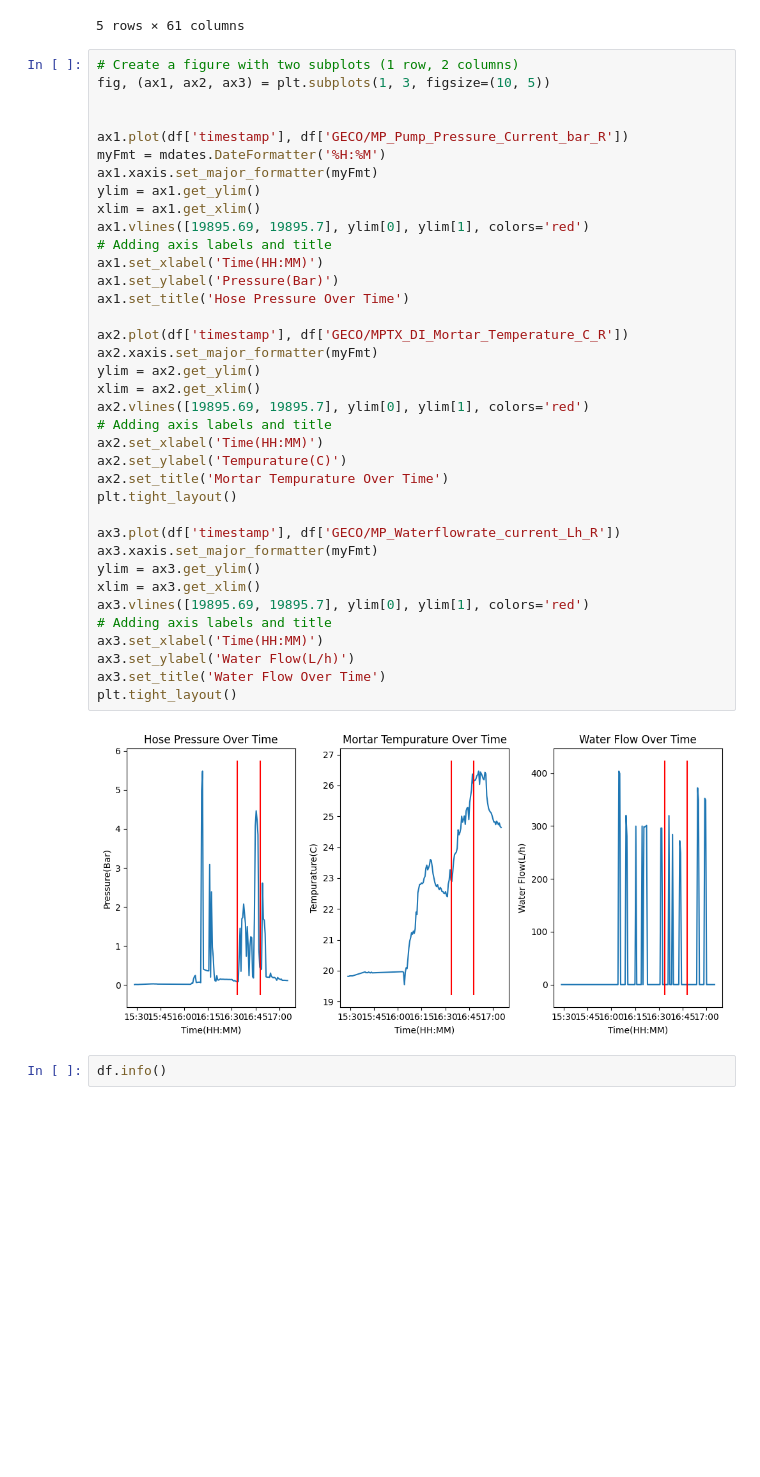
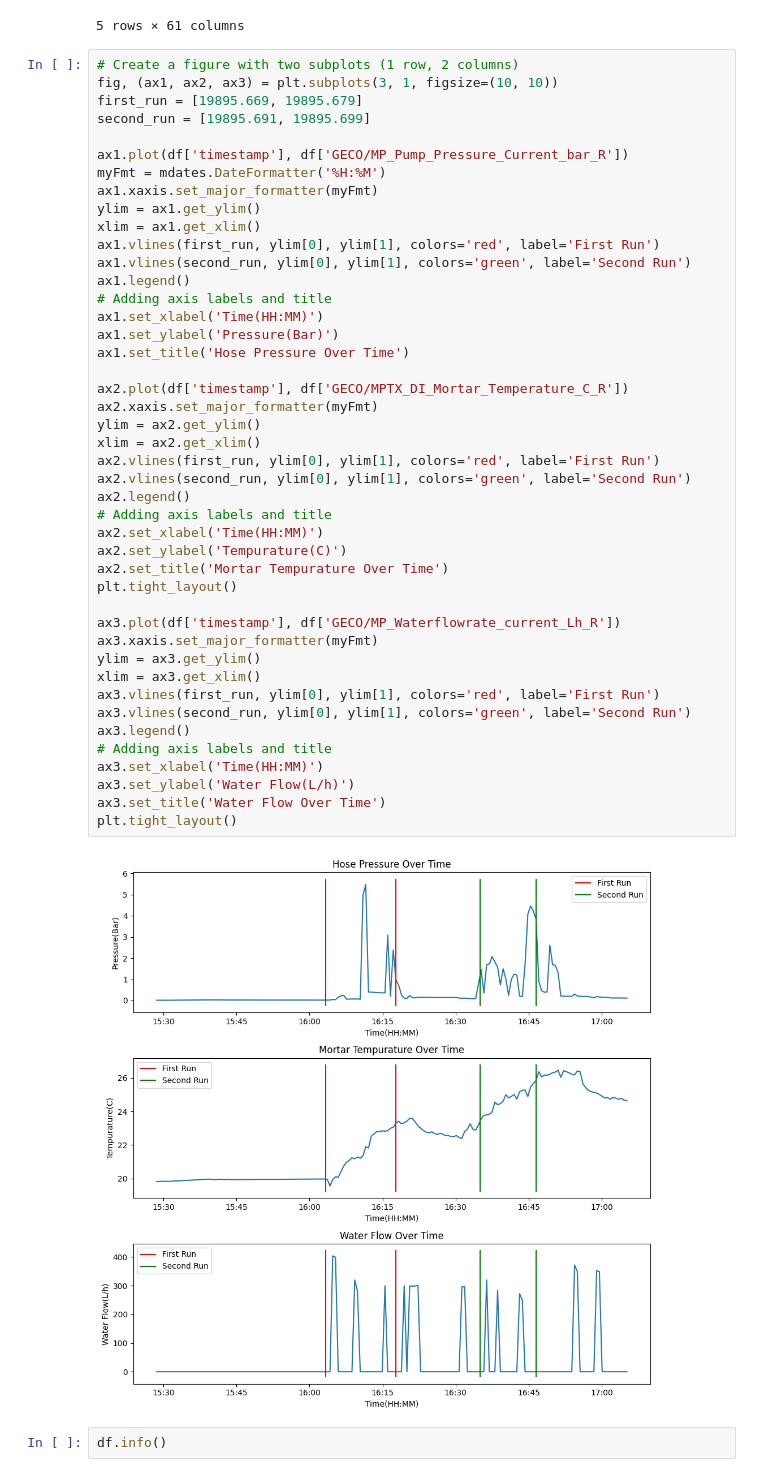
Before and after one commit to addsandwich/mmi-controls, a Jupyter notebook: testing/opcua_data_reading.ipynb, the cells around one changed output. Drawn from its saved outputs; the diff is of its cells as text; blank space fills up the shorter version.

```diff
--- a/testing/opcua_data_reading.ipynb
+++ b/testing/opcua_data_reading.ipynb
@@ -69,43 +69,50 @@ df.head()
 5 rows × 61 columns
 # %%
 # Create a figure with two subplots (1 row, 2 columns)
-fig, (ax1, ax2, ax3) = plt.subplots(1, 3, figsize=(10, 5))
-
+fig, (ax1, ax2, ax3) = plt.subplots(3, 1, figsize=(10, 10))
+first_run = [19895.669, 19895.679]
+second_run = [19895.691, 19895.699]
 
 ax1.plot(df['timestamp'], df['GECO/MP_Pump_Pressure_Current_bar_R'])
 myFmt = mdates.DateFormatter('%H:%M')
 ax1.xaxis.set_major_formatter(myFmt)
 ylim = ax1.get_ylim()
 xlim = ax1.get_xlim()
-ax1.vlines([19895.69, 19895.7], ylim[0], ylim[1], colors='red')
+ax1.vlines(first_run, ylim[0], ylim[1], colors='red', label='First Run')
+ax1.vlines(second_run, ylim[0], ylim[1], colors='green', label='Second Run')
+ax1.legend()
 # Adding axis labels and title
 ax1.set_xlabel('Time(HH:MM)')
 ax1.set_ylabel('Pressure(Bar)')
 ax1.set_title('Hose Pressure Over Time')
 
 ax2.plot(df['timestamp'], df['GECO/MPTX_DI_Mortar_Temperature_C_R'])
 ax2.xaxis.set_major_formatter(myFmt)
 ylim = ax2.get_ylim()
 xlim = ax2.get_xlim()
-ax2.vlines([19895.69, 19895.7], ylim[0], ylim[1], colors='red')
+ax2.vlines(first_run, ylim[0], ylim[1], colors='red', label='First Run')
+ax2.vlines(second_run, ylim[0], ylim[1], colors='green', label='Second Run')
+ax2.legend()
 # Adding axis labels and title
 ax2.set_xlabel('Time(HH:MM)')
 ax2.set_ylabel('Tempurature(C)')
 ax2.set_title('Mortar Tempurature Over Time')
 plt.tight_layout()
 
 ax3.plot(df['timestamp'], df['GECO/MP_Waterflowrate_current_Lh_R'])
 ax3.xaxis.set_major_formatter(myFmt)
 ylim = ax3.get_ylim()
 xlim = ax3.get_xlim()
-ax3.vlines([19895.69, 19895.7], ylim[0], ylim[1], colors='red')
+ax3.vlines(first_run, ylim[0], ylim[1], colors='red', label='First Run')
+ax3.vlines(second_run, ylim[0], ylim[1], colors='green', label='Second Run')
+ax3.legend()
 # Adding axis labels and title
 ax3.set_xlabel('Time(HH:MM)')
 ax3.set_ylabel('Water Flow(L/h)')
 ax3.set_title('Water Flow Over Time')
 plt.tight_layout()
 # %% [output]
-[figure, old version]
+[figure, new version]
 # %%
 df.info()
 # %%
```
Also changed, not shown: parts of 1 cell of this notebook, 5 other files.
